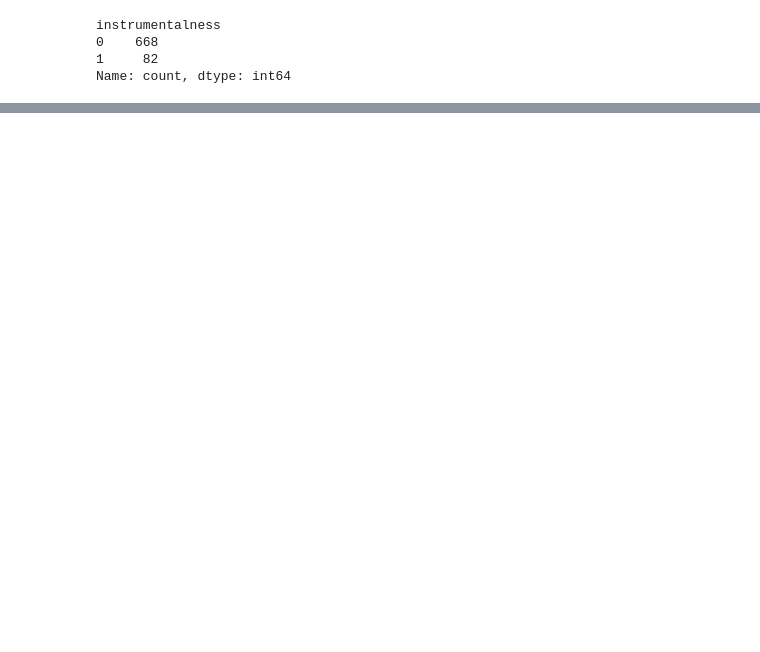
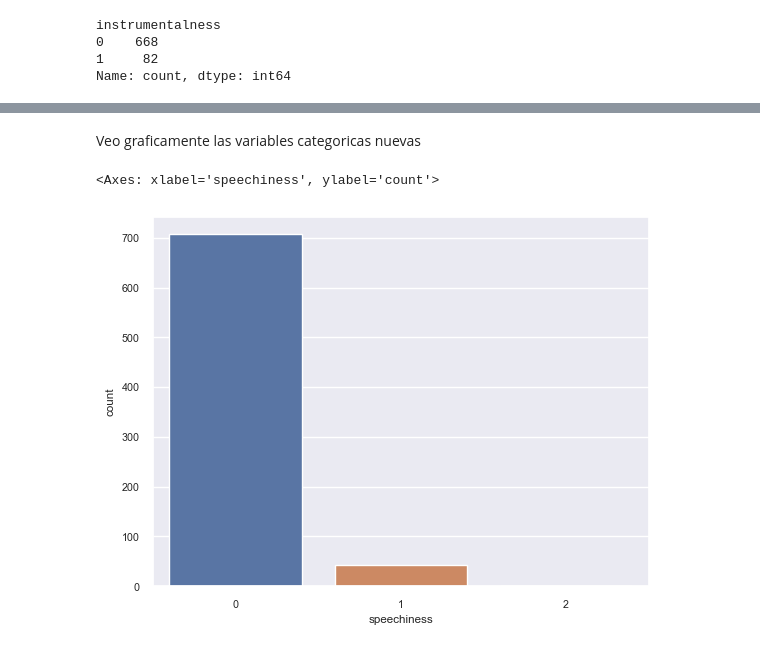
Before and after one commit to jorgeceferinovaldez/tp_final_analisis_datos, a Jupyter notebook: tp_grupal.ipynb, the cells around one changed output, grey strips where cells are left out. Drawn from its saved outputs; the diff is of its cells as text; code cells hidden in the pictures; blank space fills up the shorter version.

Commit message:
Agregadas la conversión de variables numéricas a categóricas. Agregados graficos QQPlot y BoxPlot para analizar la distribución de las variables.

```diff
--- a/tp_grupal.ipynb
+++ b/tp_grupal.ipynb
@@ -333,0 +345,3 @@ Name: count, dtype: int64
+# %%
+# Reemplazo los valores de la columna 'acousticness' por 0 o 1
+df_copia['acousticness'] = df['acousticness'].apply(lambda x: 0 if x <= 0.5 else 1) # 0: No acustico, 1: Acustico
@@ -343 +369,4 @@ Name: count, dtype: int64
+# %%
+# Reemplazo los valores de la columna 'liveness' por 0 o 1
+df_copia['liveness'] = df['liveness'].apply(lambda x: 0 if x <= 0.8 else 1) # 0: Estudio, 1: En vivo
 # %%
@@ -360,0 +381,3 @@ df_copia
+# %%
+# Reemplazo los valores de la columna 'valence' por 0 o 1
+df_copia['valence'] = df['valence'].apply(lambda x: 0 if x <= 0.5 else 1) # 0: Triste, 1: Feliz
@@ -360,0 +446,8 @@ df_copia
+# %% [markdown]
+Veo graficamente las variables categoricas nuevas
+# %%
+# Graficor la distribución de las variable speechiness
+sns.countplot(x="speechiness", data=df_copia)
+# %% [output]
+<Axes: xlabel='speechiness', ylabel='count'>
+[figure, added]
```
Also changed, not shown: parts of 42 cells of this notebook, 1 other file.
